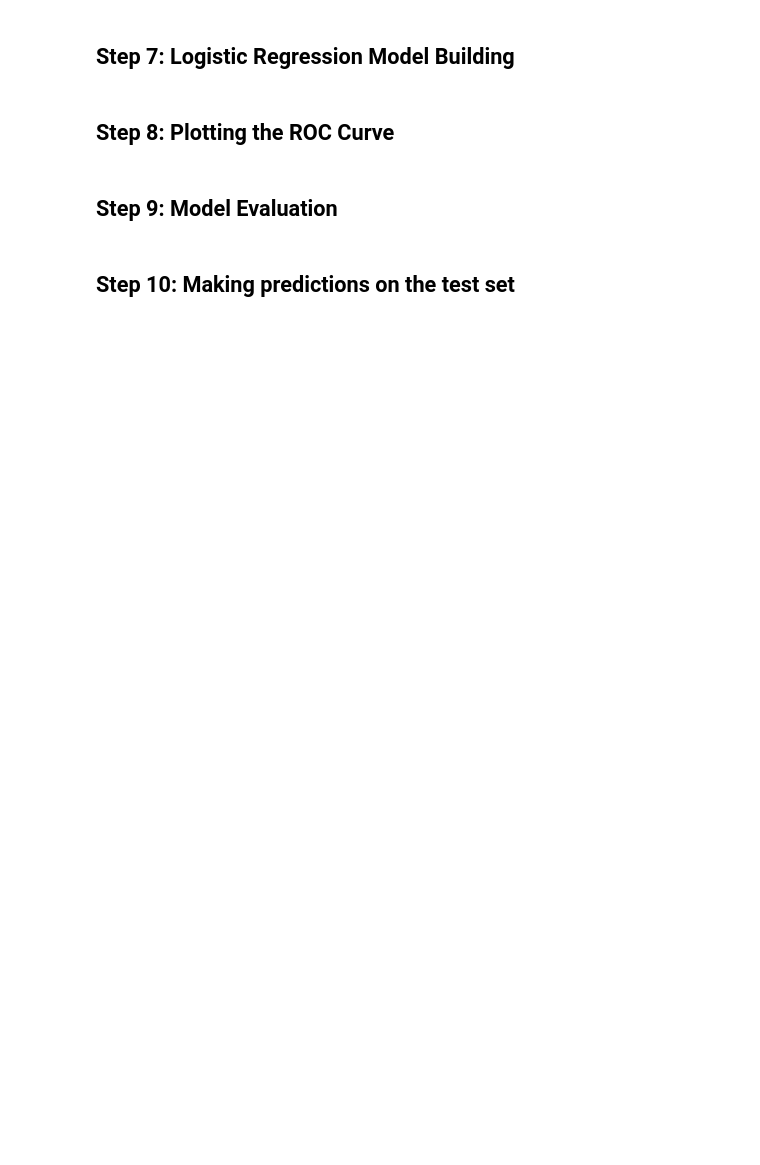
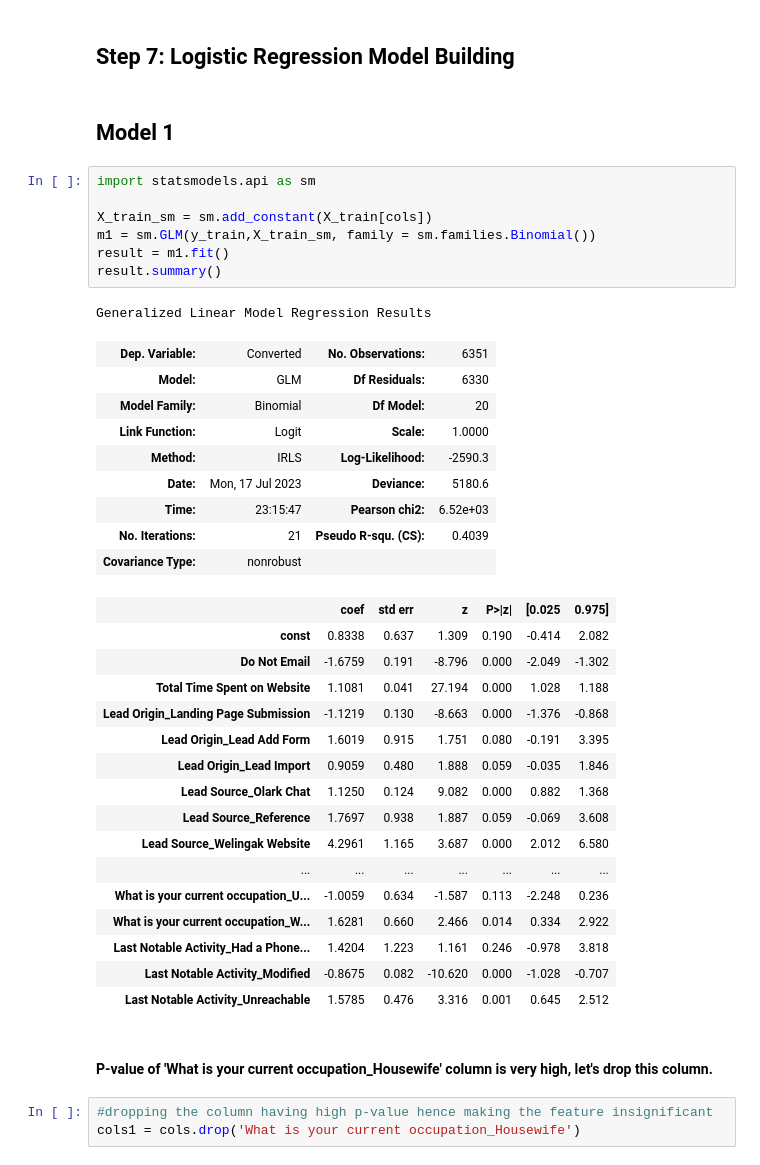
Before and after one commit to shivanikamalraj/lead_score_case_study, a Jupyter notebook: Lead_Scoring_Case_Study.ipynb, the cells around one changed output. Drawn from its saved outputs; the diff is of its cells as text; blank space fills up the shorter version.

```diff
--- a/Lead_Scoring_Case_Study.ipynb
+++ b/Lead_Scoring_Case_Study.ipynb
@@ -834,8 +874,43 @@ Index(['Do Not Email', 'Total Time Spent on Website',
 # %% [markdown]
 ## Step 7: Logistic Regression Model Building
-# %% [markdown]
-## Step 8: Plotting the ROC Curve
-# %% [markdown]
-## Step 9: Model Evaluation
-# %% [markdown]
-## Step 10: Making predictions on the test set
+# %% [markdown]
+## Model 1
+# %%
+import statsmodels.api as sm
+
+X_train_sm = sm.add_constant(X_train[cols])
+m1 = sm.GLM(y_train,X_train_sm, family = sm.families.Binomial())
+result = m1.fit()
+result.summary()
+# %% [output]
+Generalized Linear Model Regression Results
+| Dep. Variable: | Converted | No. Observations: | 6351 |
+| Model: | GLM | Df Residuals: | 6330 |
+| Model Family: | Binomial | Df Model: | 20 |
+| Link Function: | Logit | Scale: | 1.0000 |
+| Method: | IRLS | Log-Likelihood: | -2590.3 |
+| Date: | Mon, 17 Jul 2023 | Deviance: | 5180.6 |
+| Time: | 23:15:47 | Pearson chi2: | 6.52e+03 |
+| No. Iterations: | 21 | Pseudo R-squ. (CS): | 0.4039 |
+| Covariance Type: | nonrobust |  |  |
+|  | coef | std err | z | P>|z| | [0.025 | 0.975] |
+| const | 0.8338 | 0.637 | 1.309 | 0.190 | -0.414 | 2.082 |
+| Do Not Email | -1.6759 | 0.191 | -8.796 | 0.000 | -2.049 | -1.302 |
+| Total Time Spent on Website | 1.1081 | 0.041 | 27.194 | 0.000 | 1.028 | 1.188 |
+| Lead Origin_Landing Page Submission | -1.1219 | 0.130 | -8.663 | 0.000 | -1.376 | -0.868 |
+| Lead Origin_Lead Add Form | 1.6019 | 0.915 | 1.751 | 0.080 | -0.191 | 3.395 |
+| Lead Origin_Lead Import | 0.9059 | 0.480 | 1.888 | 0.059 | -0.035 | 1.846 |
+| Lead Source_Olark Chat | 1.1250 | 0.124 | 9.082 | 0.000 | 0.882 | 1.368 |
+| Lead Source_Reference | 1.7697 | 0.938 | 1.887 | 0.059 | -0.069 | 3.608 |
+| Lead Source_Welingak Website | 4.2961 | 1.165 | 3.687 | 0.000 | 2.012 | 6.580 |
+| ... | ... | ... | ... | ... | ... | ... |
+| What is your current occupation_U... | -1.0059 | 0.634 | -1.587 | 0.113 | -2.248 | 0.236 |
+| What is your current occupation_W... | 1.6281 | 0.660 | 2.466 | 0.014 | 0.334 | 2.922 |
+| Last Notable Activity_Had a Phone... | 1.4204 | 1.223 | 1.161 | 0.246 | -0.978 | 3.818 |
+| Last Notable Activity_Modified | -0.8675 | 0.082 | -10.620 | 0.000 | -1.028 | -0.707 |
+| Last Notable Activity_Unreachable | 1.5785 | 0.476 | 3.316 | 0.001 | 0.645 | 2.512 |
+# %% [markdown]
+#### P-value of 'What is your current occupation_Housewife' column is very high, let's drop this column.
+# %%
+#dropping the column having high p-value hence making the feature insignificant
+cols1 = cols.drop('What is your current occupation_Housewife')
```
Also changed, not shown: parts of 85 cells of this notebook, 3 other files.
